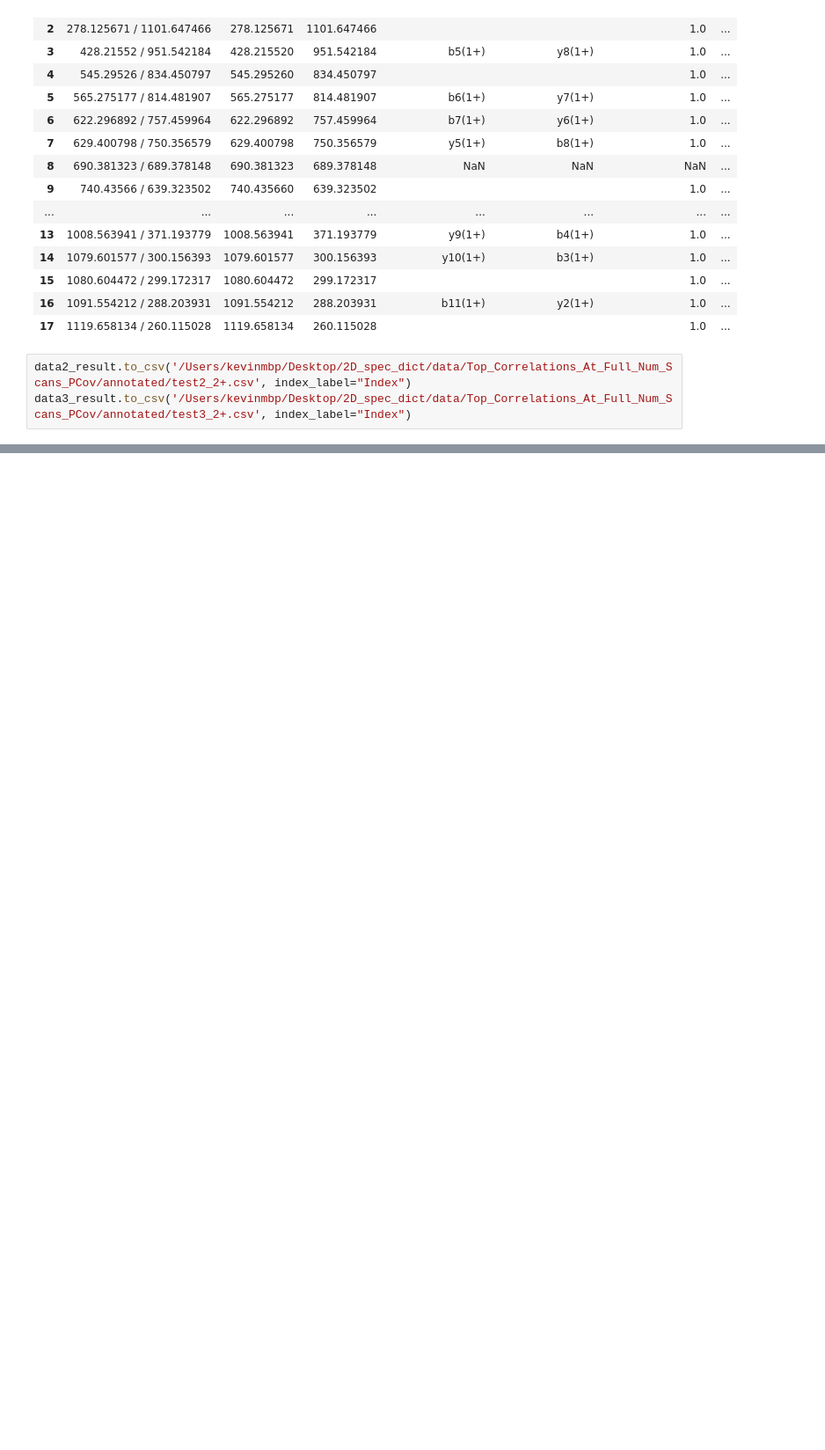
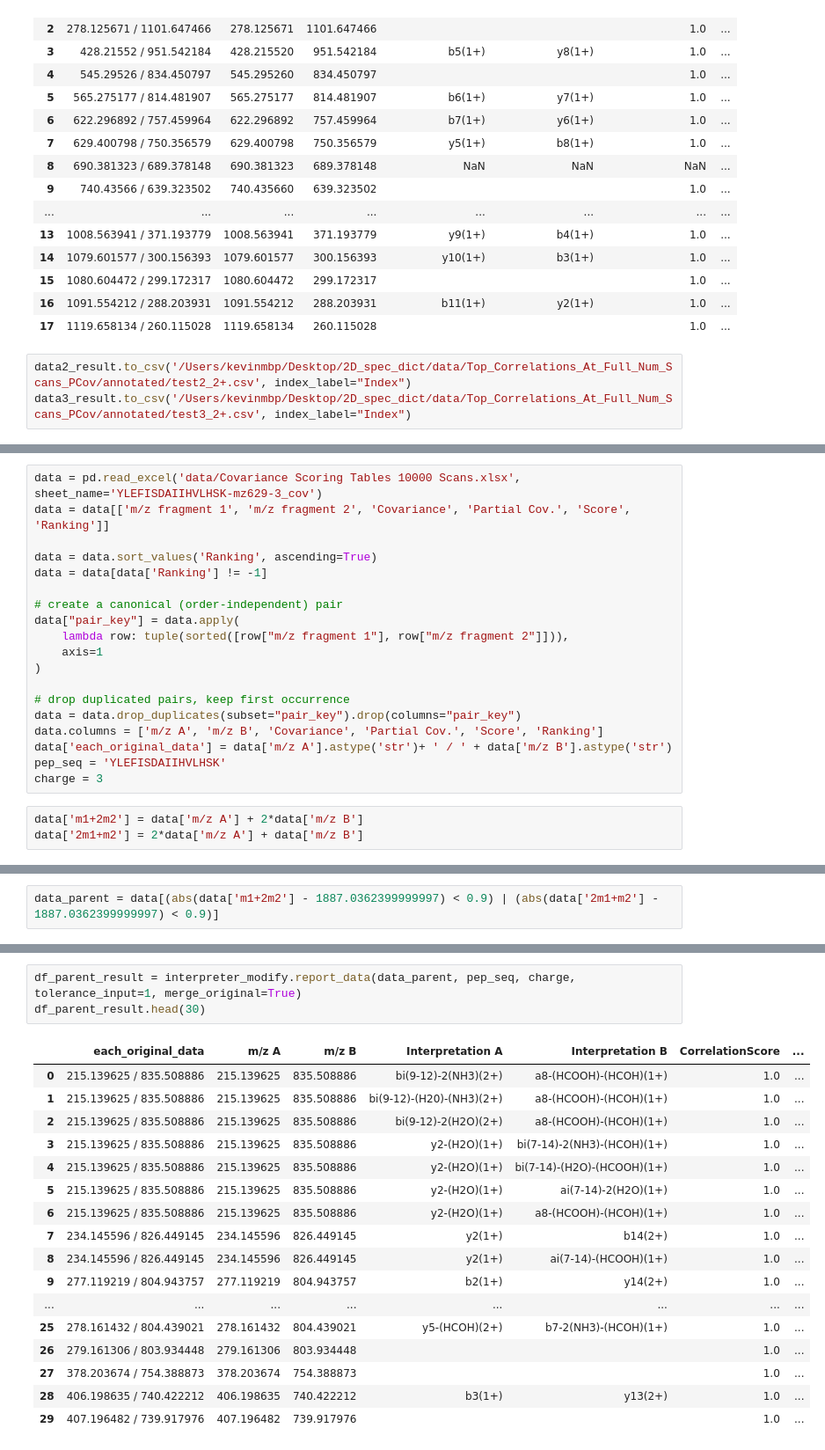
Before and after one commit to Kevinxsn/2D_spec_dict, a Jupyter notebook: anti_symmetric/notebook.ipynb, the cells around one changed output, grey strips where cells are left out. Shown at 88% size. Saved outputs shown, nothing was run; the diff lists cells and outputs as text; blank space fills up the shorter version.

```diff
--- a/anti_symmetric/notebook.ipynb
+++ b/anti_symmetric/notebook.ipynb
@@ -3100,0 +3127,22 @@ data3_result.to_csv('/Users/kevinmbp/Desktop/2D_spec_dict/data/Top_Correlations_
+# %%
+data = pd.read_excel('data/Covariance Scoring Tables 10000 Scans.xlsx', sheet_name='YLEFISDAIIHVLHSK-mz629-3_cov')
+data = data[['m/z fragment 1', 'm/z fragment 2', 'Covariance', 'Partial Cov.', 'Score', 'Ranking']]
+
+data = data.sort_values('Ranking', ascending=True)
+data = data[data['Ranking'] != -1]
+
+# create a canonical (order-independent) pair
+data["pair_key"] = data.apply(
+    lambda row: tuple(sorted([row["m/z fragment 1"], row["m/z fragment 2"]])),
+    axis=1
+)
+
+# drop duplicated pairs, keep first occurrence
+data = data.drop_duplicates(subset="pair_key").drop(columns="pair_key")
+data.columns = ['m/z A', 'm/z B', 'Covariance', 'Partial Cov.', 'Score', 'Ranking']
+data['each_original_data'] = data['m/z A'].astype('str')+ ' / ' + data['m/z B'].astype('str')
+pep_seq = 'YLEFISDAIIHVLHSK'
+charge = 3
+# %%
+data['m1+2m2'] = data['m/z A'] + 2*data['m/z B']
+data['2m1+m2'] = 2*data['m/z A'] + data['m/z B']
@@ -3100,0 +3158,2 @@ data3_result.to_csv('/Users/kevinmbp/Desktop/2D_spec_dict/data/Top_Correlations_
+# %%
+data_parent = data[(abs(data['m1+2m2'] - 1887.0362399999997) < 0.9) | (abs(data['2m1+m2'] - 1887.0362399999997) < 0.9)]
@@ -3100,0 +3176,21 @@ data3_result.to_csv('/Users/kevinmbp/Desktop/2D_spec_dict/data/Top_Correlations_
+# %%
+df_parent_result = interpreter_modify.report_data(data_parent, pep_seq, charge, tolerance_input=1, merge_original=True)
+df_parent_result.head(30)
+# %% [output]
+|  | each_original_data | m/z A | m/z B | Interpretation A | Interpretation B | CorrelationScore | ... |
+| 0 | 215.139625 / 835.508886 | 215.139625 | 835.508886 | bi(9-12)-2(NH3)(2+) | a8-(HCOOH)-(HCOH)(1+) | 1.0 | ... |
+| 1 | 215.139625 / 835.508886 | 215.139625 | 835.508886 | bi(9-12)-(H20)-(NH3)(2+) | a8-(HCOOH)-(HCOH)(1+) | 1.0 | ... |
+| 2 | 215.139625 / 835.508886 | 215.139625 | 835.508886 | bi(9-12)-2(H2O)(2+) | a8-(HCOOH)-(HCOH)(1+) | 1.0 | ... |
+| 3 | 215.139625 / 835.508886 | 215.139625 | 835.508886 | y2-(H2O)(1+) | bi(7-14)-2(NH3)-(HCOH)(1+) | 1.0 | ... |
+| 4 | 215.139625 / 835.508886 | 215.139625 | 835.508886 | y2-(H2O)(1+) | bi(7-14)-(H2O)-(HCOOH)(1+) | 1.0 | ... |
+| 5 | 215.139625 / 835.508886 | 215.139625 | 835.508886 | y2-(H2O)(1+) | ai(7-14)-2(H2O)(1+) | 1.0 | ... |
+| 6 | 215.139625 / 835.508886 | 215.139625 | 835.508886 | y2-(H2O)(1+) | a8-(HCOOH)-(HCOH)(1+) | 1.0 | ... |
+| 7 | 234.145596 / 826.449145 | 234.145596 | 826.449145 | y2(1+) | b14(2+) | 1.0 | ... |
+| 8 | 234.145596 / 826.449145 | 234.145596 | 826.449145 | y2(1+) | ai(7-14)-(HCOOH)(1+) | 1.0 | ... |
+| 9 | 277.119219 / 804.943757 | 277.119219 | 804.943757 | b2(1+) | y14(2+) | 1.0 | ... |
+| ... | ... | ... | ... | ... | ... | ... | ... |
+| 25 | 278.161432 / 804.439021 | 278.161432 | 804.439021 | y5-(HCOH)(2+) | b7-2(NH3)-(HCOH)(1+) | 1.0 | ... |
+| 26 | 279.161306 / 803.934448 | 279.161306 | 803.934448 |  |  | 1.0 | ... |
+| 27 | 378.203674 / 754.388873 | 378.203674 | 754.388873 |  |  | 1.0 | ... |
+| 28 | 406.198635 / 740.422212 | 406.198635 | 740.422212 | b3(1+) | y13(2+) | 1.0 | ... |
+| 29 | 407.196482 / 739.917976 | 407.196482 | 739.917976 |  |  | 1.0 | ... |
```
Also changed, not shown: parts of 13 cells of this notebook, 13 other files.
